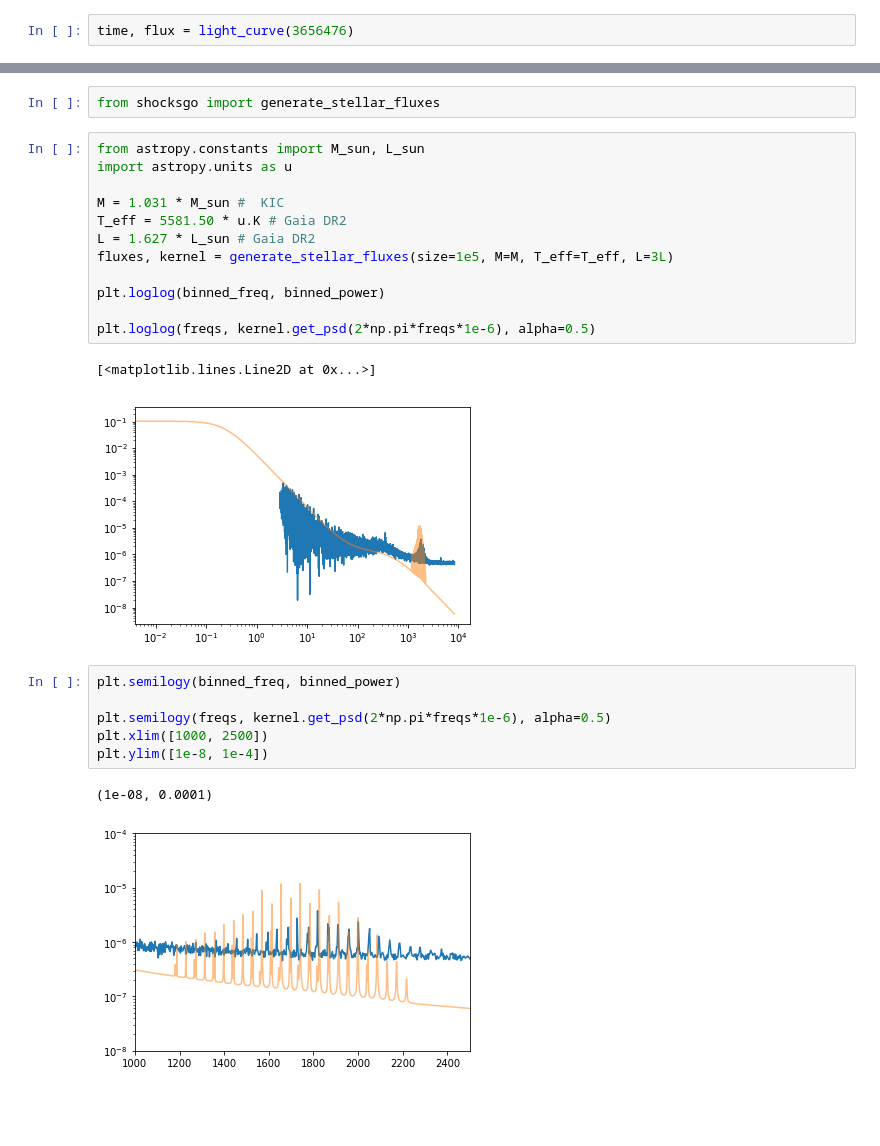
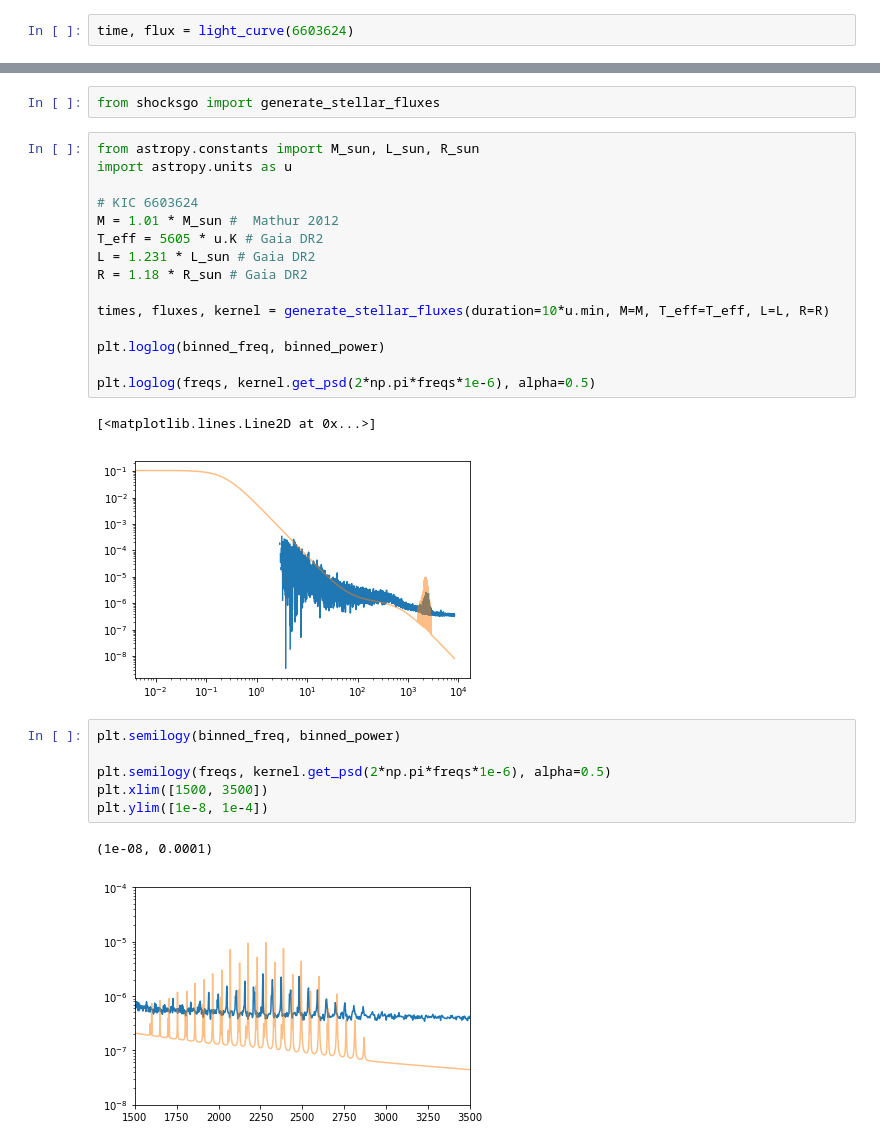
Before and after one commit to bmorris3/shocksgo, a Jupyter notebook: notebooks/validation_KIC6603624.ipynb, the cells around one changed output, grey strips where cells are left out. Drawn from its saved outputs; the diff is of its cells as text; blank space fills up the shorter version.

Commit message:
API refactor for duration rather than size input

```diff
--- a/notebooks/validation_KIC6603624.ipynb
+++ b/notebooks/validation_KIC6603624.ipynb
@@ -39,7 +39,7 @@ def light_curve(kic):
 
     return time, flux
 # %%
-time, flux = light_curve(3656476)
+time, flux = light_curve(6603624)
 # %%
 gaps = np.diff(time) > 50000*np.median(np.diff(time))
 # %%
@@ -134,26 +134,29 @@ plt.ylim([1e-8, 1e-5])
 # %%
 from shocksgo import generate_stellar_fluxes
 # %%
-from astropy.constants import M_sun, L_sun
+from astropy.constants import M_sun, L_sun, R_sun
 import astropy.units as u
 
-M = 1.031 * M_sun #  KIC
-T_eff = 5581.50 * u.K # Gaia DR2
-L = 1.627 * L_sun # Gaia DR2
-fluxes, kernel = generate_stellar_fluxes(size=1e5, M=M, T_eff=T_eff, L=3L)
+# KIC 6603624
+M = 1.01 * M_sun #  Mathur 2012
+T_eff = 5605 * u.K # Gaia DR2
+L = 1.231 * L_sun # Gaia DR2
+R = 1.18 * R_sun # Gaia DR2
+
+times, fluxes, kernel = generate_stellar_fluxes(duration=10*u.min, M=M, T_eff=T_eff, L=L, R=R)
 
 plt.loglog(binned_freq, binned_power)
 
 plt.loglog(freqs, kernel.get_psd(2*np.pi*freqs*1e-6), alpha=0.5)
 # %% [output]
 [<matplotlib.lines.Line2D at 0x...>]
-[figure, old version]
+[figure, new version]
 # %%
 plt.semilogy(binned_freq, binned_power)
 
 plt.semilogy(freqs, kernel.get_psd(2*np.pi*freqs*1e-6), alpha=0.5)
-plt.xlim([1000, 2500])
+plt.xlim([1500, 3500])
 plt.ylim([1e-8, 1e-4])
 # %% [output]
 (1e-08, 0.0001)
-[figure, old version]
+[figure, new version]
```
Also changed, not shown: parts of 5 cells of this notebook, 6 other files.
